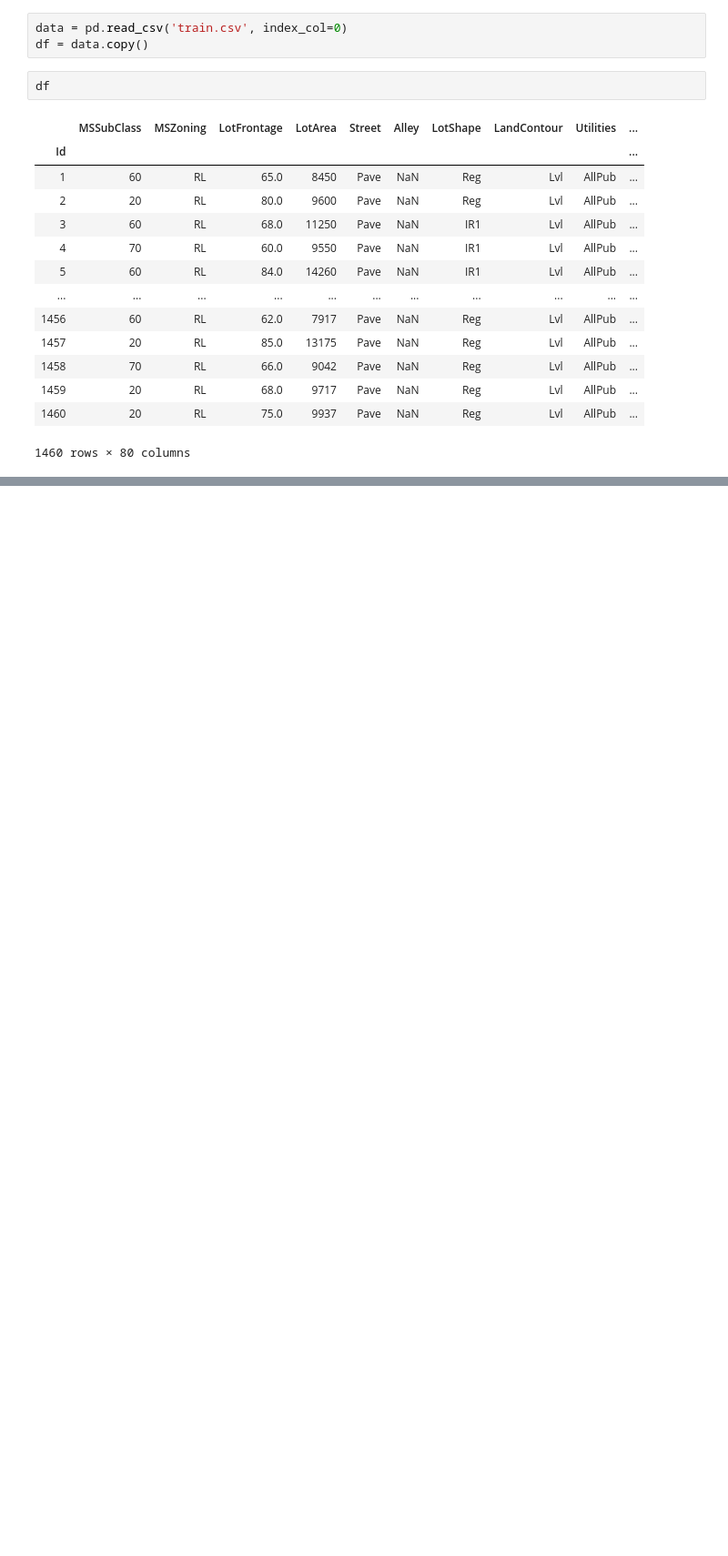
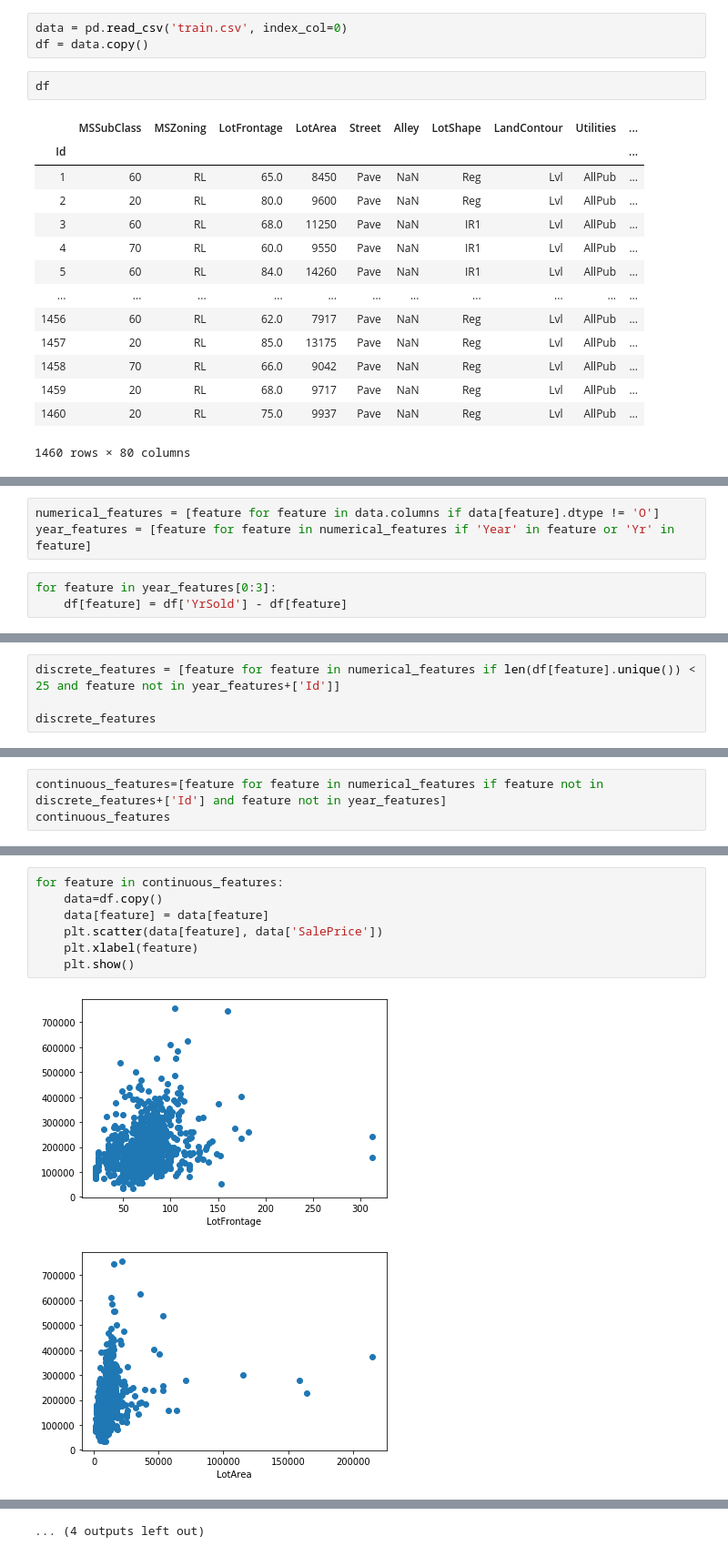
Before and after one commit to jackng310/KaggleProject, a Jupyter notebook: FeatureEngineering_Soham.ipynb, the cells around one changed output, grey strips where cells are left out. Shown at 91% size. Saved outputs shown, nothing was run; the diff lists cells and outputs as text; blank space fills up the shorter version.

```diff
--- a/FeatureEngineering_Soham.ipynb
+++ b/FeatureEngineering_Soham.ipynb
@@ -28,0 +206,6 @@ df
+# %%
+numerical_features = [feature for feature in data.columns if data[feature].dtype != 'O']
+year_features = [feature for feature in numerical_features if 'Year' in feature or 'Yr' in feature]
+# %%
+for feature in year_features[0:3]:
+    df[feature] = df['YrSold'] - df[feature]
@@ -28,0 +231,4 @@ df
+# %%
+discrete_features = [feature for feature in numerical_features if len(df[feature].unique()) < 25 and feature not in year_features+['Id']]
+
+discrete_features
@@ -28,0 +253,3 @@ df
+# %%
+continuous_features=[feature for feature in numerical_features if feature not in discrete_features+['Id'] and feature not in year_features]
+continuous_features
@@ -28,0 +273,10 @@ df
+# %%
+for feature in continuous_features:
+    data=df.copy()
+    data[feature] = data[feature]
+    plt.scatter(data[feature], data['SalePrice'])
+    plt.xlabel(feature)
+    plt.show()
+# %% [output]
+[figure, added]
+[figure, added]
@@ -28,0 +293 @@ df
+... (4 outputs left out)
```
Also changed, not shown: parts of 70 cells of this notebook, 1 other file.
